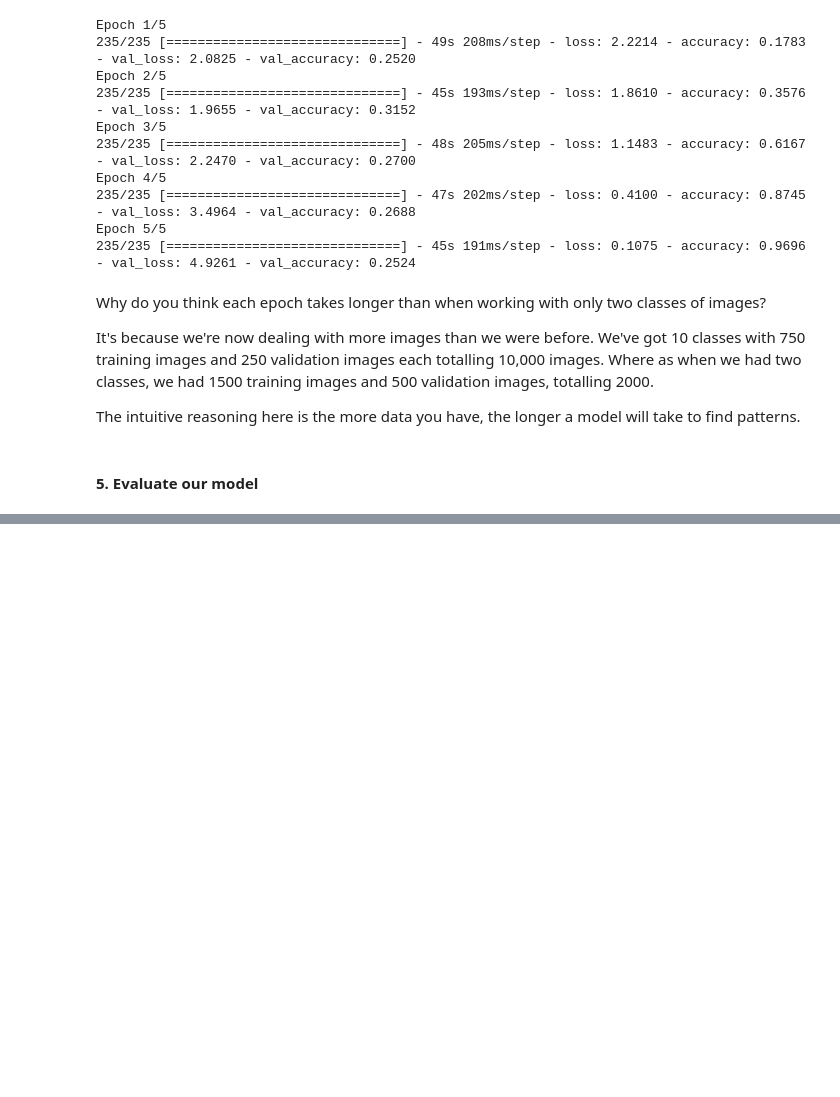
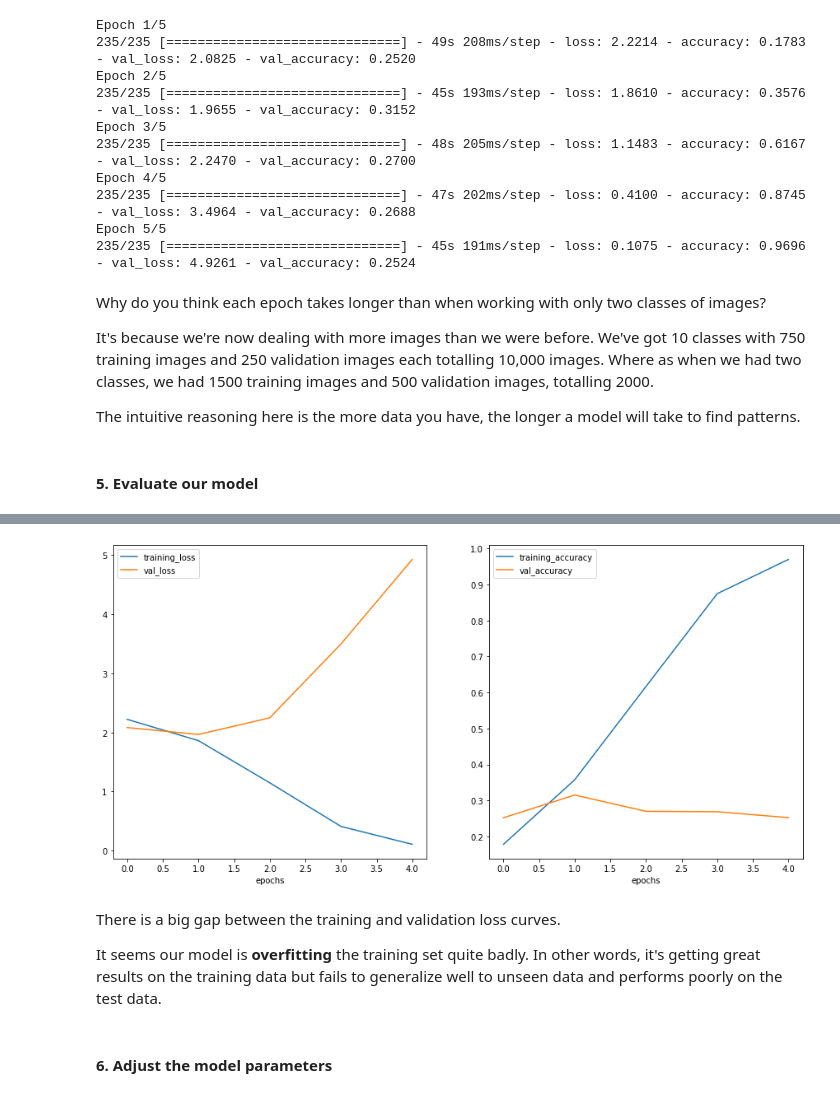
Before and after one commit to danchaud-vincent/tensorflow-deep-learning, a Jupyter notebook: 03_convolutional_neural_networks_in_tensorflow.ipynb, the cells around one changed output, grey strips where cells are left out. Cells and saved outputs as stored; diff of their text form; code cells hidden in the pictures; blank space fills up the shorter version.

Commit message:
Adjust our model

```diff
--- a/03_convolutional_neural_networks_in_tensorflow.ipynb
+++ b/03_convolutional_neural_networks_in_tensorflow.ipynb
@@ -1644,0 +1666,11 @@ The intuitive reasoning here is the more data you have, the longer a model will
+# %%
+# plot loss curves
+plot_loss_curves(history_9)
+# %% [output]
+[figure, added]
+# %% [markdown]
+There is a big gap between the training and validation loss curves.
+
+It seems our model is **overfitting** the training set quite badly. In other words, it's getting great results on the training data but fails to generalize well to unseen data and performs poorly on the test data.
+# %% [markdown]
+#### 6. Adjust the model parameters
```
Also changed, not shown: parts of 1 cell of this notebook.
